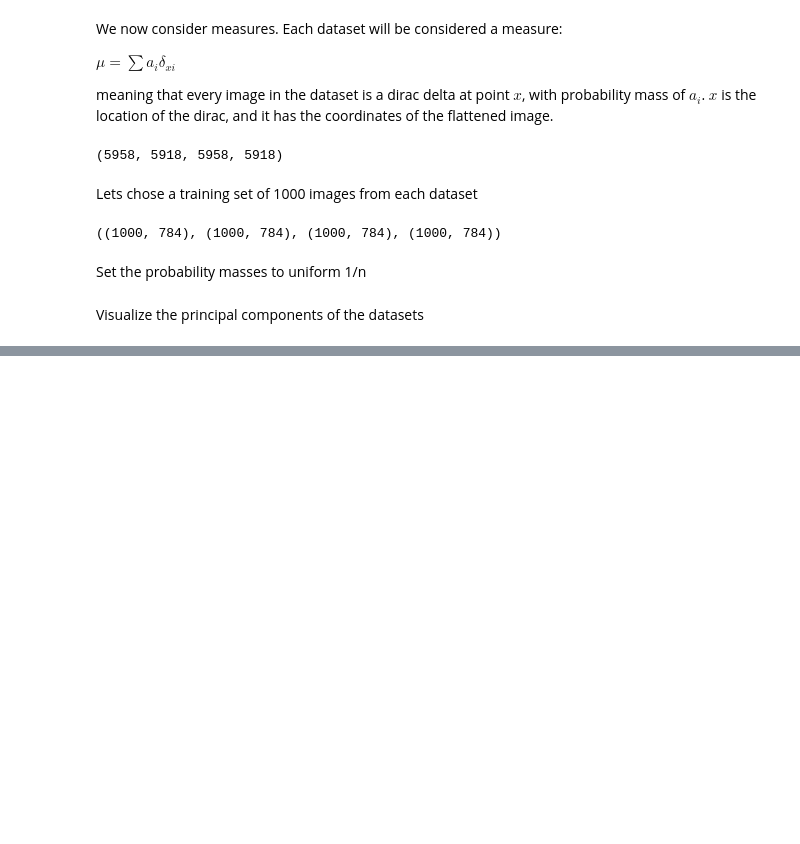
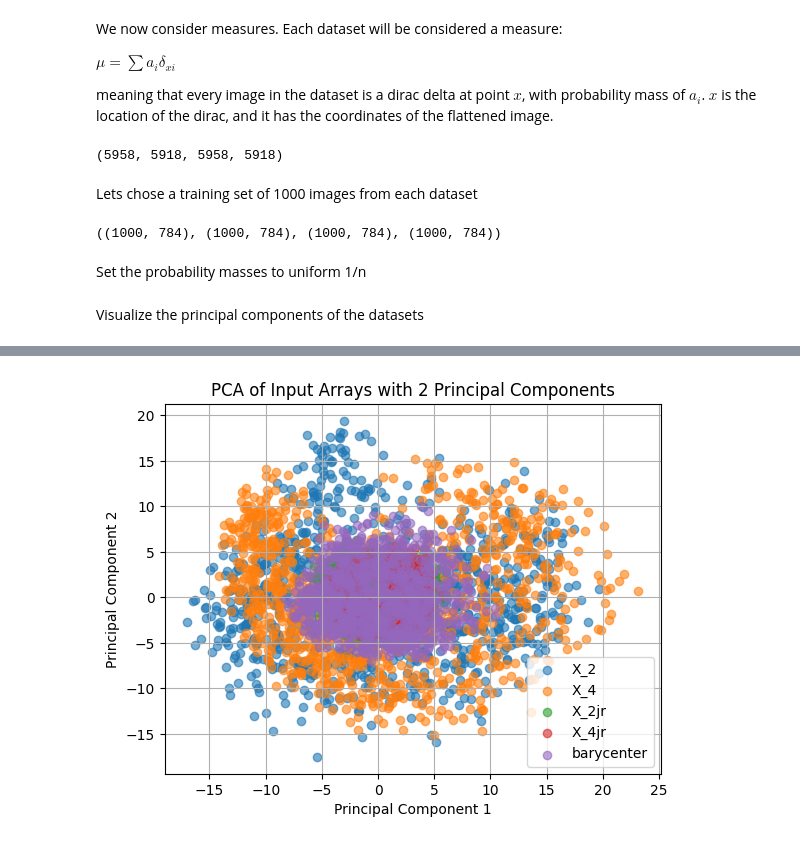
Before and after one commit to balazsmorv/fmri_classifier, a Jupyter notebook: MNIST-WBT/mnist-wbt.ipynb, the cells around one changed output, grey strips where cells are left out. Drawn from its saved outputs; the diff is of its cells as text; code cells hidden in the pictures; blank space fills up the shorter version.

```diff
--- a/MNIST-WBT/mnist-wbt.ipynb
+++ b/MNIST-WBT/mnist-wbt.ipynb
@@ -130,0 +119,7 @@ visualize_barycenter_diracs(barycenter=barycenter, num_images=20)
+# %%
+plot_pca_for_arrays(arrays=[X_2, X_4, X_2jr, X_4jr, barycenter],
+                    n_components=2,
+                    labels=['X_2', 'X_4', 'X_2jr', 'X_4jr', "barycenter"])
+plt.show()
+# %% [output]
+[figure, added]
```
Also changed, not shown: parts of 12 cells of this notebook, 2 other files.
